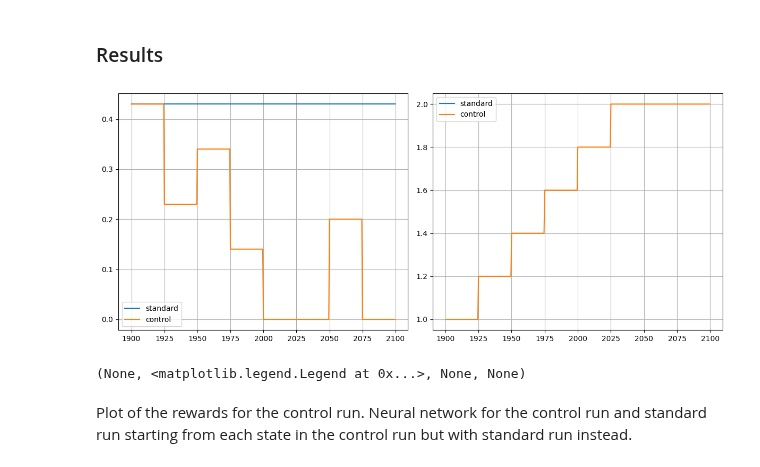
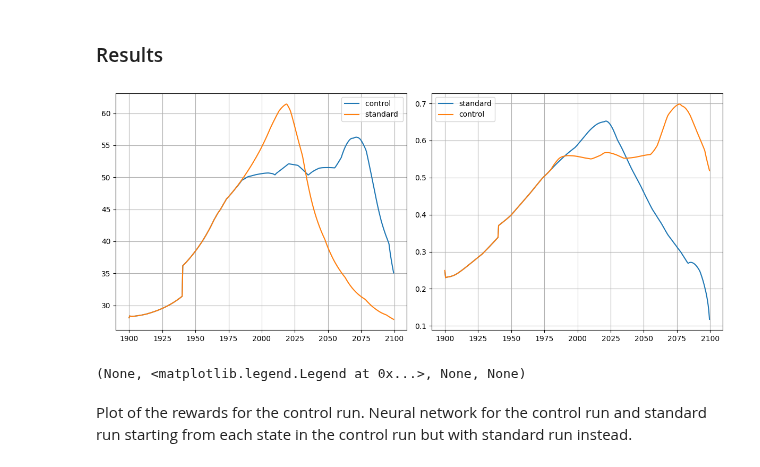
Before and after one commit to emilj610/pyworld3A3, a Jupyter notebook: reinforcementLearning.ipynb, the cells around one changed output. Cells and saved outputs as stored; diff of their text form; code cells hidden in the pictures.

```diff
--- a/reinforcementLearning.ipynb
+++ b/reinforcementLearning.ipynb
@@ -17,6 +17,7 @@ import torch.nn as nn
 from sklearn.model_selection import train_test_split
 from sklearn.preprocessing import StandardScaler
 
+max_year = 2100
 filepath = "data_reward_HSDI.parquet"
 df = pd.read_parquet(filepath)
 state_variables = df.columns[df.columns != "J"]
@@ -65,7 +66,7 @@ def reward_func(world, k=None):
 
         ppol_pop = world.ppol[k] / world.pop[k]
         ppol_pop = np.clip(ppol_pop, 0, 1)
-        I_ppol_pop = 1 - ((ppol_pop - min_ppol_pop) / (max_ppol_pop - min_ppol_pop))
+        I_ppol_pop = (1 - ((ppol_pop - min_ppol_pop) / (max_ppol_pop - min_ppol_pop)))
 
         HSDI = (I_le * I_jpop * I_sopc * I_ppol_pop)**(1/4)
 
@@ -248,13 +249,13 @@ def generate_fioac_control_values(world3, k):
     current_value = world3.fioac_control(k-1)
     lower_bound = max(current_value - 0.2, 0)   # Ensure the minimum value is at least 0
     upper_bound = min(current_value + 0.2, 1)   # Ensure that the maximum value is at least 0
-    return np.linspace(lower_bound, upper_bound, 50)
+    return np.linspace(lower_bound, upper_bound, 5)
 
 def generate_isopc_control_values(world3, k):
     current_value = world3.isopc_control(k-1)
     lower_bound = max(current_value - 0.2, 0.01)   # Ensure the minimum value is at least 0,01 to avoid div with zero
     upper_bound = min(current_value + 0.2, 2)
-    return np.linspace(lower_bound, upper_bound, 50)
+    return np.linspace(lower_bound, upper_bound, 5)
 
 
 def get_control(world3, k, steps, J_hat):
@@ -285,7 +286,9 @@ def get_control(world3, k, steps, J_hat):
                 if k_new != k+steps-1:
                     reward += reward_func(world3, k_new)
                 else:
-                    reward += J_hat(world3, k_new)
+                    J_val = np.array(J_hat(world3, k_new)).reshape(-1,1)
+                    J_val = J_normalizer.inverse_transform(J_val)[0,0]
+                    reward += J_val
             if reward > best_J:
                 best_J = reward
                 fioac_val = val
@@ -309,7 +312,6 @@ def J_func(reward):
         J[iterations-k] = reward[iterations-k] + J[iterations-k+1]
     return J
 # %%
-max_year = 2100
 world_control = World3(year_max=max_year)
 world_control.set_world3_control()
 world_control.init_world3_constants()
@@ -318,15 +320,14 @@ world_control.set_world3_table_functions()
 world_control.set_world3_delay_functions()
 
 
-
 # loop0 first
 loop0(world_control)
 isopc_val = 1 # change?
 
 for k in range(1,world_control.n):
-    if k % 50 == 0:
+    if k % 10 == 0 and world_control.time[k] >= 1980:
         J_hat = lambda world, k: nn_func(model, world, k)
-        fioac_val, isopc_val = get_control(world_control, k, 10, J_hat)
+        fioac_val, isopc_val = get_control(world_control, k, 20, J_hat)
         world_control.fioac_control = lambda _: fioac_val
         world_control.isopc_control = lambda _: isopc_val
         world_control.isopc_control_values[k] = isopc_val
@@ -339,18 +340,20 @@ for k in range(1,world_control.n):
 # %%
 import matplotlib.pyplot as plt
 start = 0
 end = -1
 plt.figure(figsize=(12, 5)), plt.subplot(1, 2, 1)
-plt.plot(world_reference.time[start:end], world_reference.fioac[start:end], label="standard")
-plt.plot(world_control.time[start:end], world_control.fioac[start:end], label="control")
+#plt.plot(world_reference.time[start:end], world_reference.fioac[start:end], label="standard fioac")
+plt.plot(world_control.time[start:end], world_control.le[start:end], label="control ")
+plt.plot(world_reference.time[start:end], world_reference.le[start:end], label="standard ")
+#plt.plot(world_control.time[start:end], world_control.nr[start:end], label="control isopc")
 plt.grid(), plt.legend(), plt.subplot(1, 2, 2)
-plt.plot(world_reference.time[start:end], world_reference.isopc_control_values[start:end], label="standard")
-plt.plot(world_control.time[start:end], world_control.isopc_control_values[start:end], label="control")
+plt.plot(world_reference.time[start:end], reward_func(world_reference)[start:end], label="standard")
+plt.plot(world_control.time[start:end], reward_func(world_control)[start:end], label="control")
 #plt.plot(world_reference.time[start:end], world_reference.ppol[start:end], label="standard")
 #plt.plot(world_control.time[start:end], world_control.ppol[start:end], label="control")
 plt.grid(), plt.legend(), plt.tight_layout(), plt.show()
 # %% [output]
-[figure, old version]
+[figure, new version]
 (None, <matplotlib.legend.Legend at 0x...>, None, None)
 # %% [markdown]
 Plot of the rewards for the control run. Neural network for the control run and standard run starting from each state in the control run but with standard run instead.
```
Also changed, not shown: parts of 4 cells of this notebook, 1 other file.
